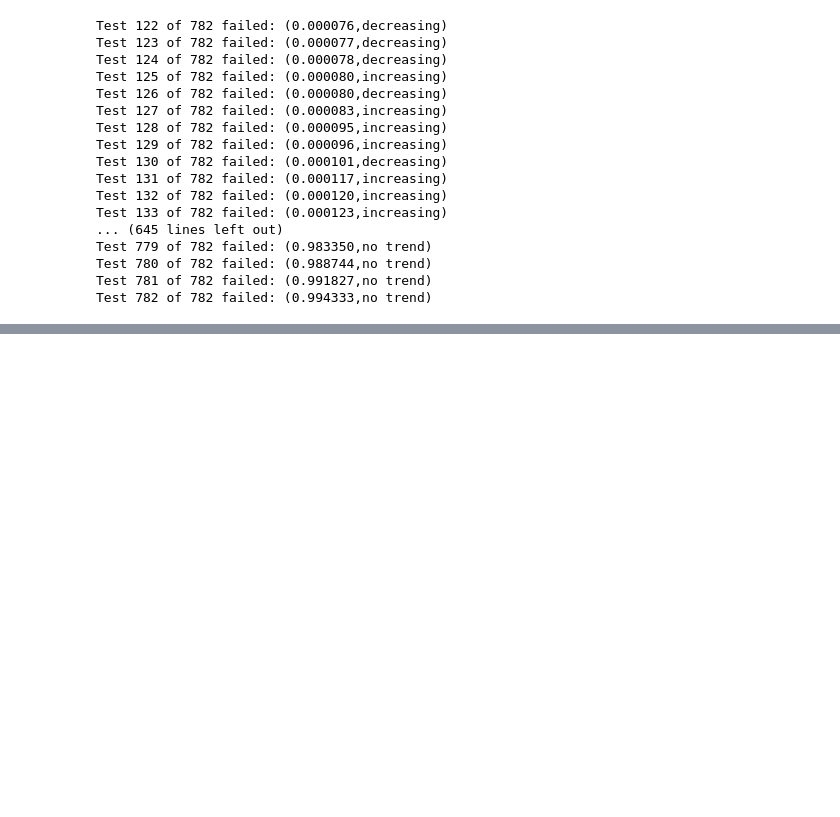
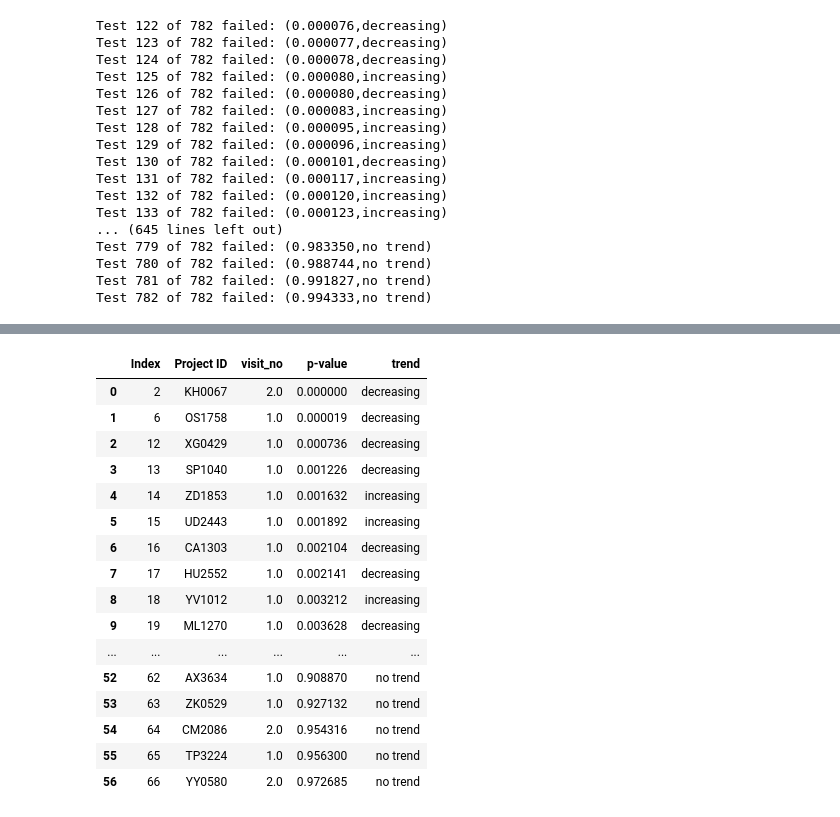
Before and after one commit to l-khali/In2Research, a Jupyter notebook: hypothesis_testing.ipynb, the cells around one changed output, grey strips where cells are left out. Saved outputs shown, nothing was run; the diff lists cells and outputs as text; code cells hidden in the pictures; blank space fills up the shorter version.

```diff
--- a/hypothesis_testing.ipynb
+++ b/hypothesis_testing.ipynb
@@ -168,0 +375,5 @@ c2_partial_failed_pt3 = holm_bonferroni(var_results_c2_pt3["Project ID"], var_re
+# %%
+ac_abf_results_c1 = pd.read_csv('autocorrelation_abf_results_c1.csv', sep=',')
+ac_abf_results_c2_partial = pd.read_csv('autocorrelation_abf_results_c2_partial.csv', sep=',')
+# %%
+ac_abf_failed_c1 = holm_bonferroni(ac_abf_results_c1["Project ID"], ac_abf_results_c1["visit_no"], ac_abf_results_c1["p-value"], ac_abf_results_c1["trend"])
@@ -168,0 +398,22 @@ c2_partial_failed_pt3 = holm_bonferroni(var_results_c2_pt3["Project ID"], var_re
+# %%
+ac_abf_failed_c1 = pd.DataFrame(ac_abf_failed_c1, columns=["Index", "Project ID", "visit_no", "p-value", "trend"])
+# %%
+ac_abf_failed_c1
+# %% [output]
+|  | Index | Project ID | visit_no | p-value | trend |
+| 0 | 2 | KH0067 | 2.0 | 0.000000 | decreasing |
+| 1 | 6 | OS1758 | 1.0 | 0.000019 | decreasing |
+| 2 | 12 | XG0429 | 1.0 | 0.000736 | decreasing |
+| 3 | 13 | SP1040 | 1.0 | 0.001226 | decreasing |
+| 4 | 14 | ZD1853 | 1.0 | 0.001632 | increasing |
+| 5 | 15 | UD2443 | 1.0 | 0.001892 | increasing |
+| 6 | 16 | CA1303 | 1.0 | 0.002104 | decreasing |
+| 7 | 17 | HU2552 | 1.0 | 0.002141 | decreasing |
+| 8 | 18 | YV1012 | 1.0 | 0.003212 | increasing |
+| 9 | 19 | ML1270 | 1.0 | 0.003628 | decreasing |
+| ... | ... | ... | ... | ... | ... |
+| 52 | 62 | AX3634 | 1.0 | 0.908870 | no trend |
+| 53 | 63 | ZK0529 | 1.0 | 0.927132 | no trend |
+| 54 | 64 | CM2086 | 2.0 | 0.954316 | no trend |
+| 55 | 65 | TP3224 | 1.0 | 0.956300 | no trend |
+| 56 | 66 | YY0580 | 2.0 | 0.972685 | no trend |
```
Also changed, not shown: parts of 44 cells of this notebook, 35 other files.
